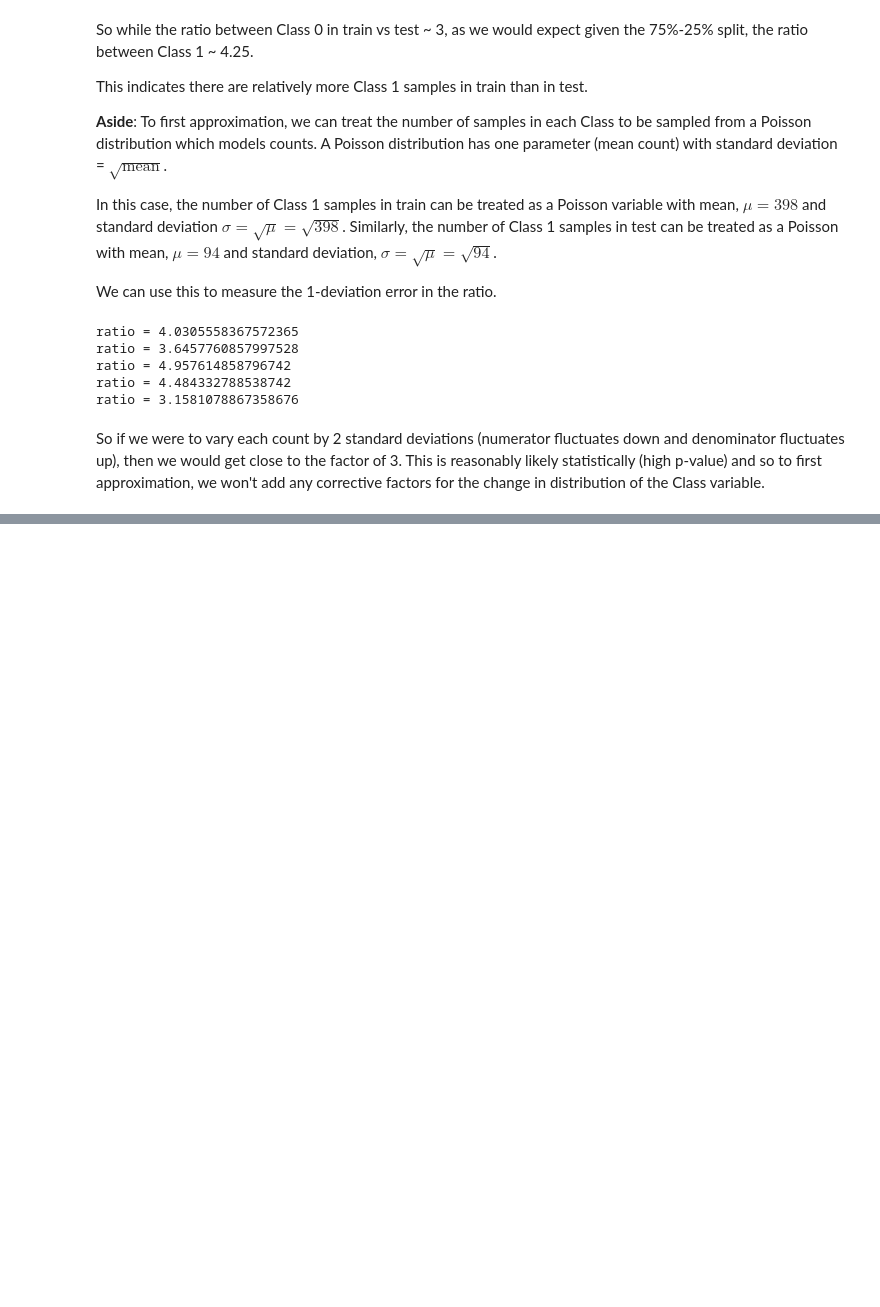
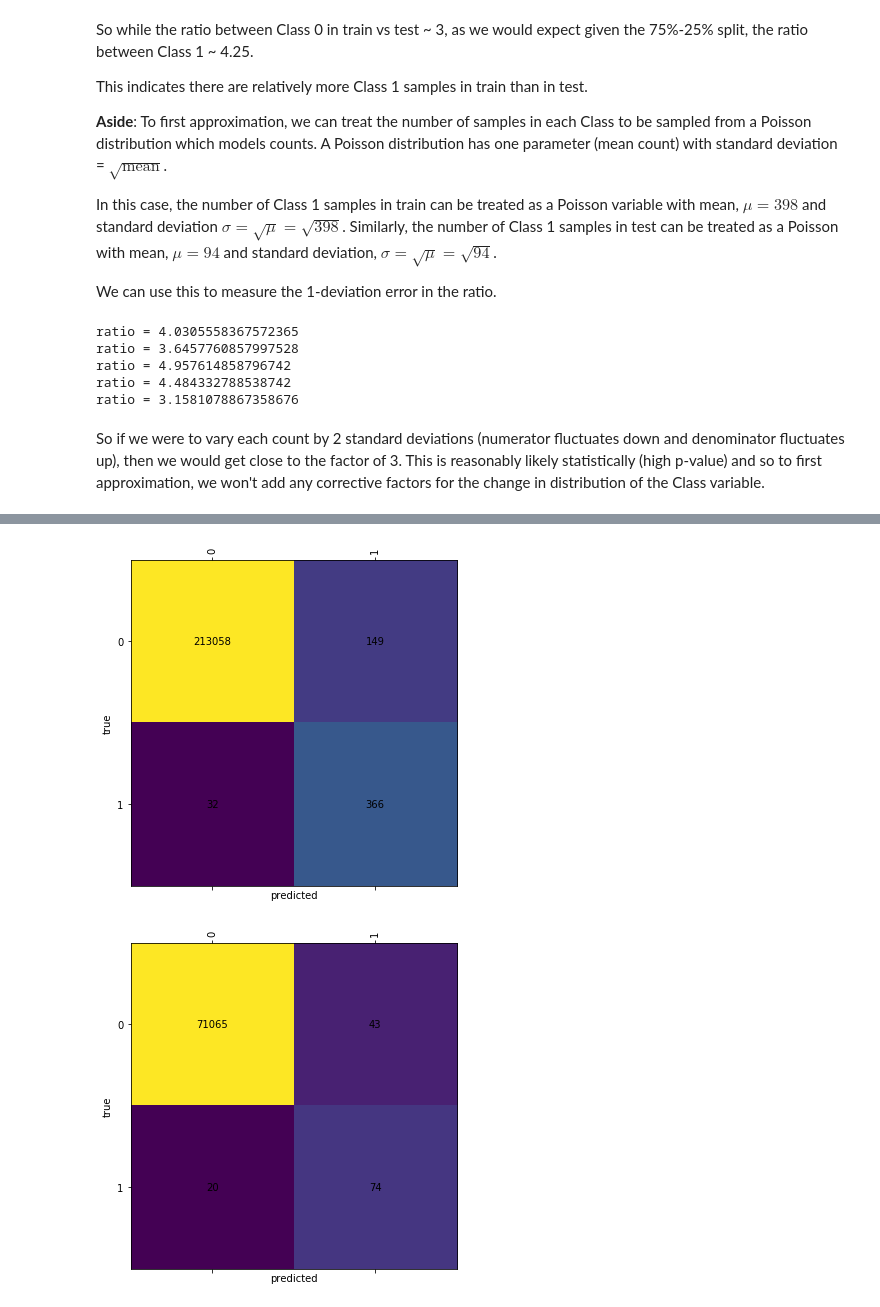
Before and after one commit to TreeinRandomForest/FraudDetectionExample, a Jupyter notebook: Credit Card Fraud Detection.ipynb, the cells around one changed output, grey strips where cells are left out. Saved outputs shown, nothing was run; the diff lists cells and outputs as text; code cells hidden in the pictures; blank space fills up the shorter version.

```diff
--- a/Credit Card Fraud Detection.ipynb
+++ b/Credit Card Fraud Detection.ipynb
@@ -816,0 +485,9 @@ _ = plot_score_dist(model_rf, features_test, target_test)
+# %%
+_ = plot_confusion_matrix(target_train, model_rf_balanced.predict(features_train))
+_ = plot_confusion_matrix(target_test, model_rf_balanced.predict(features_test))
+
+_ = plot_score_dist(model_rf_balanced, features_train, target_train)
+_ = plot_score_dist(model_rf_balanced, features_test, target_test)
+# %% [output]
+[figure, added]
+[figure, added]
```
Also changed, not shown: parts of 84 cells of this notebook.
